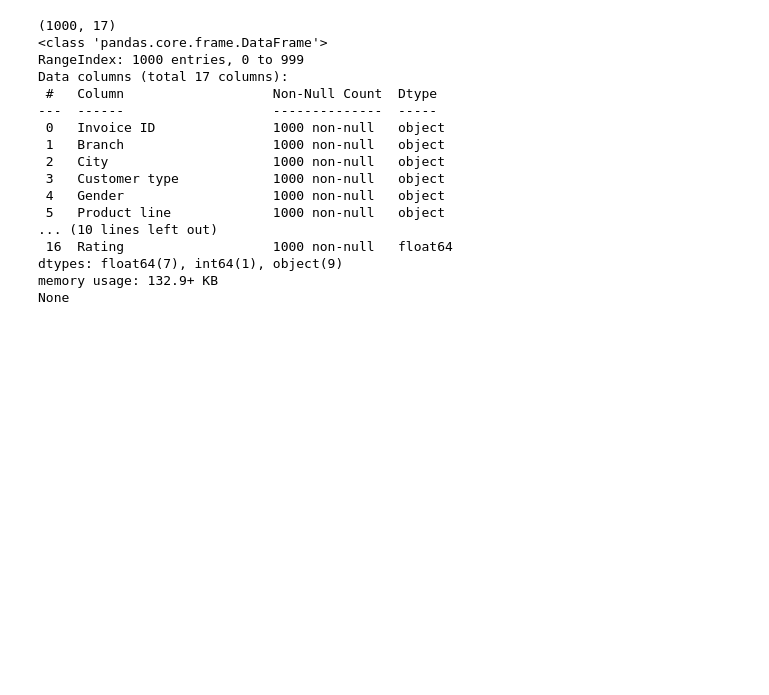
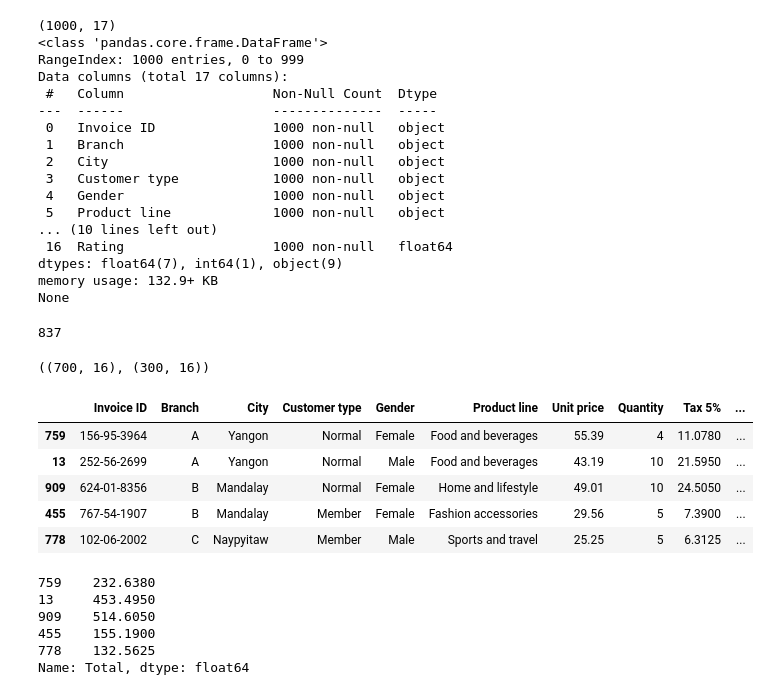
Before and after one commit to h-sutiwas/personal-project, a Jupyter notebook: Sales Retail/analysis.ipynb, the cells around one changed output. Drawn from its saved outputs; the diff is of its cells as text; code cells hidden in the pictures; blank space fills up the shorter version.

```diff
--- a/Sales Retail/analysis.ipynb
+++ b/Sales Retail/analysis.ipynb
@@ -43,3 +43,39 @@ Data columns (total 17 columns):
 dtypes: float64(7), int64(1), object(9)
 memory usage: 132.9+ KB
 None
+# %%
+# Preparing training and testing datasets
+# 70% train 30% test
+X = sales.drop(columns=["Total"])
+y = sales["Total"]
+
+seed = np.random.randint(0, 1000)
+print(seed)
+# %% [output]
+837
+# %%
+# Train test split
+from sklearn.model_selection import train_test_split
+
+X_train, X_test, y_train, y_test = train_test_split(X, y, test_size=0.3, random_state=seed)
+X_train.shape, X_test.shape
+# %% [output]
+((700, 16), (300, 16))
+# %%
+X_train.head()
+# %% [output]
+|  | Invoice ID | Branch | City | Customer type | Gender | Product line | Unit price | Quantity | Tax 5% | ... |
+| 759 | 156-95-3964 | A | Yangon | Normal | Female | Food and beverages | 55.39 | 4 | 11.0780 | ... |
+| 13 | 252-56-2699 | A | Yangon | Normal | Male | Food and beverages | 43.19 | 10 | 21.5950 | ... |
+| 909 | 624-01-8356 | B | Mandalay | Normal | Female | Home and lifestyle | 49.01 | 10 | 24.5050 | ... |
+| 455 | 767-54-1907 | B | Mandalay | Member | Female | Fashion accessories | 29.56 | 5 | 7.3900 | ... |
+| 778 | 102-06-2002 | C | Naypyitaw | Member | Male | Sports and travel | 25.25 | 5 | 6.3125 | ... |
+# %%
+y_train.head()
+# %% [output]
+759    232.6380
+13     453.4950
+909    514.6050
+455    155.1900
+778    132.5625
+Name: Total, dtype: float64
```
Also changed, not shown: parts of 5 cells of this notebook.
